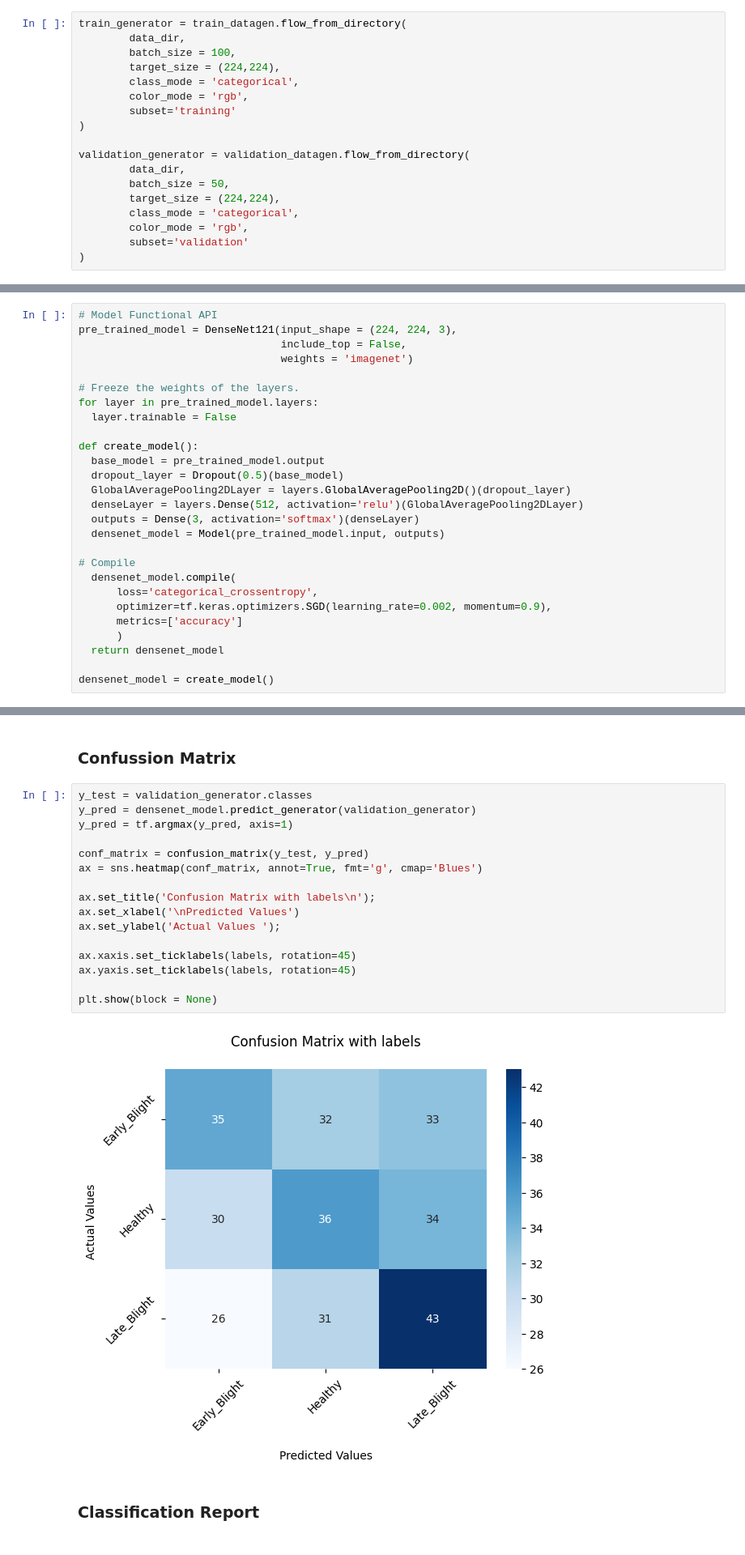
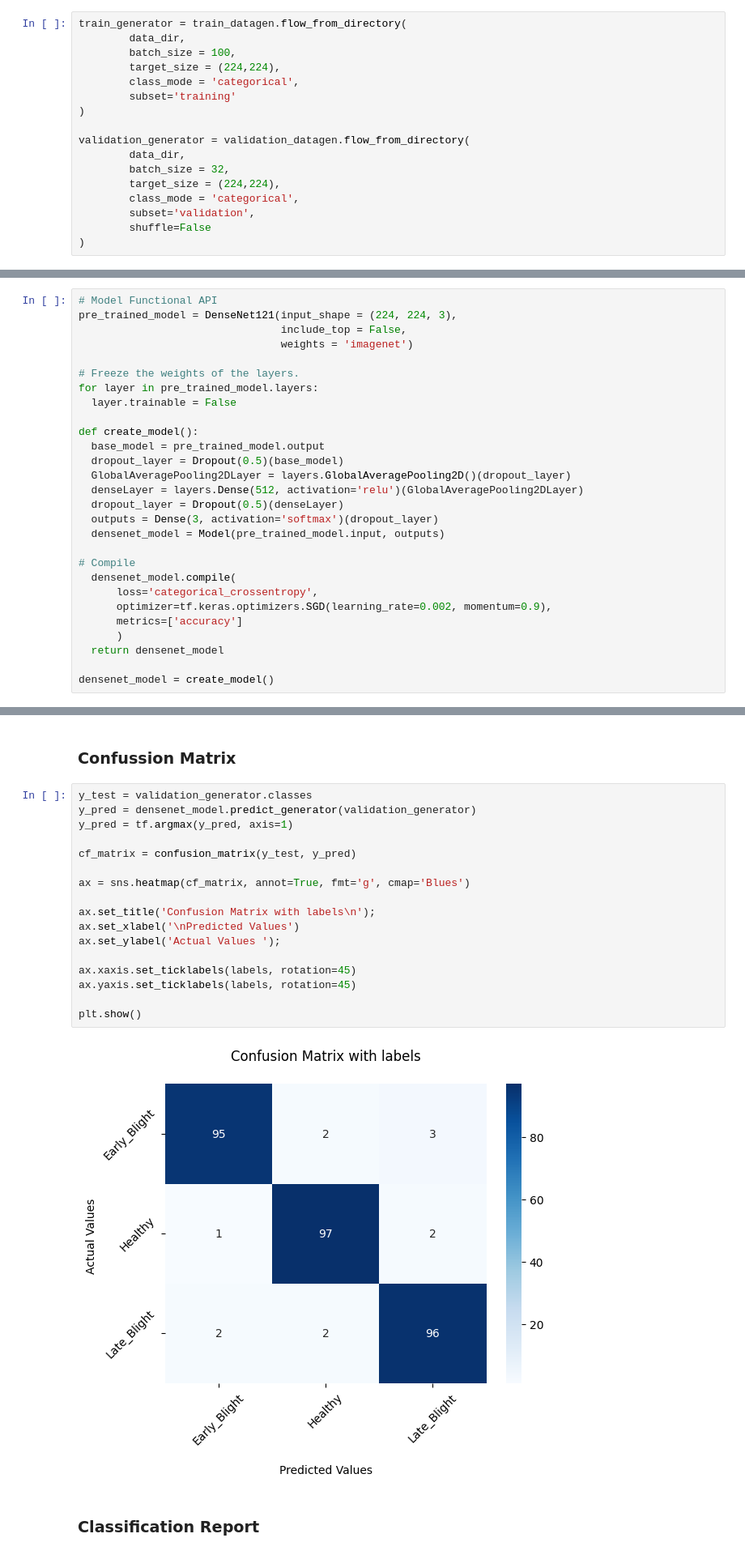
Before and after one commit to SyarifulMsth/TaniCerdas, a Jupyter notebook: notebooks/Kentang_Models.ipynb, the cells around one changed output, grey strips where cells are left out. Shown at 81% size. Drawn from its saved outputs; the diff is of its cells as text.

```diff
--- a/notebooks/Kentang_Models.ipynb
+++ b/notebooks/Kentang_Models.ipynb
@@ -138,17 +138,16 @@ train_generator = train_datagen.flow_from_directory(
         batch_size = 100,
         target_size = (224,224),
         class_mode = 'categorical',
-        color_mode = 'rgb',
         subset='training'
 )
 
 validation_generator = validation_datagen.flow_from_directory(
         data_dir,
-        batch_size = 50,
+        batch_size = 32,
         target_size = (224,224),
         class_mode = 'categorical',
-        color_mode = 'rgb',
-        subset='validation'
+        subset='validation',
+        shuffle=False
 )
 # %% [output]
 Found 1200 images belonging to 3 classes.
@@ -221,7 +208,8 @@ def create_model():
   dropout_layer = Dropout(0.5)(base_model)
   GlobalAveragePooling2DLayer = layers.GlobalAveragePooling2D()(dropout_layer)
   denseLayer = layers.Dense(512, activation='relu')(GlobalAveragePooling2DLayer)
-  outputs = Dense(3, activation='softmax')(denseLayer)
+  dropout_layer = Dropout(0.5)(denseLayer)
+  outputs = Dense(3, activation='softmax')(dropout_layer)
   densenet_model = Model(pre_trained_model.input, outputs)
 
 # Compile
@@ -325,21 +316,22 @@ plt.show()
 # %%
 y_test = validation_generator.classes
 y_pred = densenet_model.predict_generator(validation_generator)
 y_pred = tf.argmax(y_pred, axis=1)
 
-conf_matrix = confusion_matrix(y_test, y_pred)
-ax = sns.heatmap(conf_matrix, annot=True, fmt='g', cmap='Blues')
+cf_matrix = confusion_matrix(y_test, y_pred)
+
+ax = sns.heatmap(cf_matrix, annot=True, fmt='g', cmap='Blues')
 
 ax.set_title('Confusion Matrix with labels\n');
 ax.set_xlabel('\nPredicted Values')
 ax.set_ylabel('Actual Values ');
 
 ax.xaxis.set_ticklabels(labels, rotation=45)
 ax.yaxis.set_ticklabels(labels, rotation=45)
 
-plt.show(block = None)
+plt.show()
 # %% [output]
-[figure, old version]
+[figure, new version]
 # %% [markdown]
 ### Classification Report
 # %%
```
Also changed, not shown: parts of 12 cells of this notebook.
